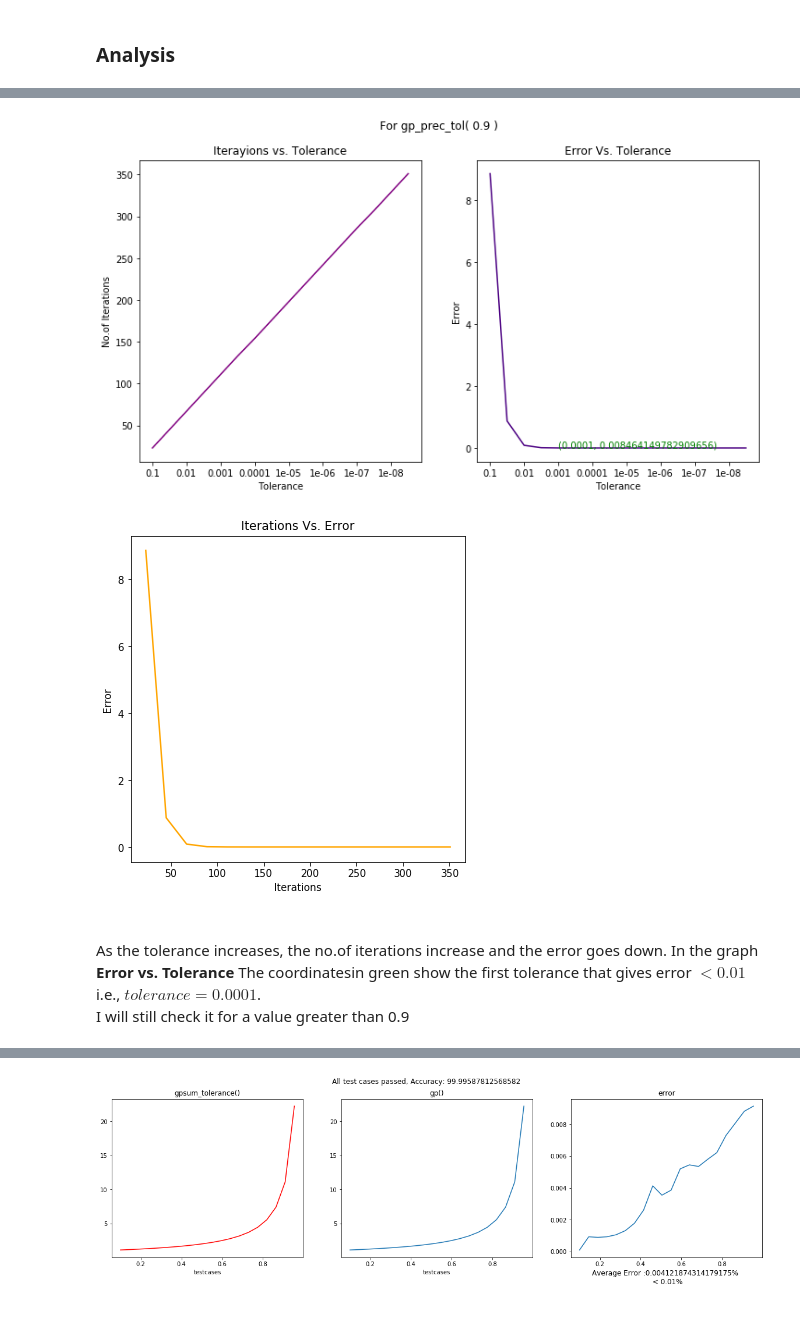
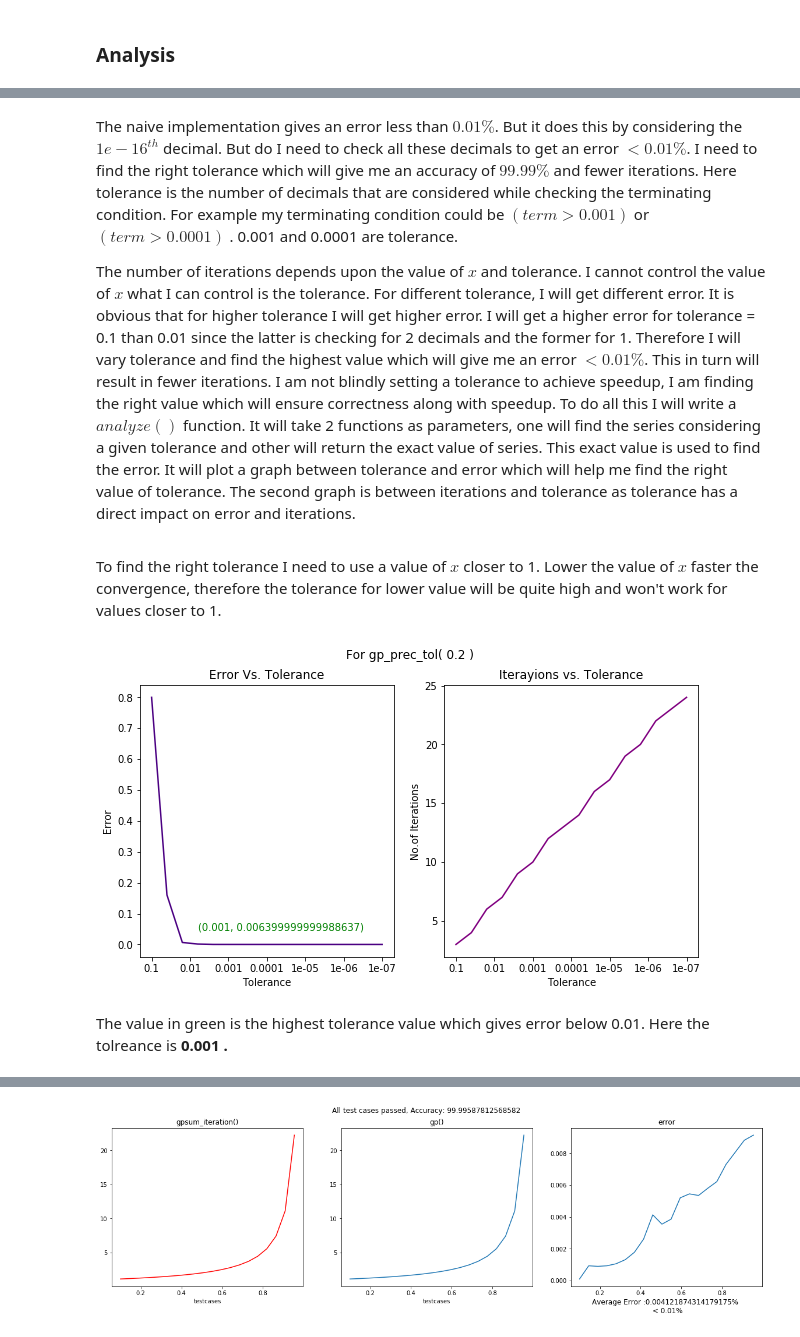
Before and after one commit to ShwetaBarge/PythonForDataScience, a Jupyter notebook: Taylor Series.ipynb, the cells around one changed output, grey strips where cells are left out. Drawn from its saved outputs; the diff is of its cells as text; code cells hidden in the pictures.

Commit message:
Geometris Series completed - 1

```diff
--- a/Taylor Series.ipynb
+++ b/Taylor Series.ipynb
@@ -205,11 +203,15 @@ In <i>theSeenAndTheUnseenTest()</i> the error is measured upto 1e-16. This is an
+# %% [markdown]
+The naive implementation gives an error less than $0.01\%$. But it does this by considering the $1e-16^{th}$ decimal. But do I need to check all these decimals to get an error $< 0.01\%$. I need to find the right tolerance which will give me an accuracy of $99.99\%$ and fewer iterations. Here tolerance is the number of decimals that are considered while checking the terminating condition. For example my terminating condition could be $(term > 0.001)$ or $(term > 0.0001)$ . 0.001 and 0.0001 are tolerance.
+<p>The number of iterations depends upon the value of $x$ and tolerance. I cannot control the value of $x$ what I can control is the tolerance. For different tolerance, I will get different error. It is obvious that for higher tolerance I will get higher error. I will get a higher error for tolerance = 0.1 than 0.01 since the latter is checking for 2 decimals and the former for 1. Therefore I will vary tolerance and find the highest value which will give me an error $< 0.01\%$. This in turn will result in fewer iterations. I am not blindly setting a tolerance to achieve speedup, I am finding the right value which will ensure correctness along with speedup. To do all this I will write a $analyze()$ function. It will take 2 functions as parameters, one will find the series considering a given tolerance and other will return the exact value of series. This exact value is used to find the error. It will plot a graph between tolerance and error which will help me find the right value of tolerance. The second graph is between iterations and tolerance as tolerance has a direct impact on error and iterations.
+<p>
 # %%
 # modifying gpsum() such that it checks it against a given tolerance
 def gp_prec_tol(x, tole) :
     s = 0
     count = 0
     t = 1
-    while abs(t) > tole :
-        t = x**count
+    while t > tole :
+        t = pow(x,count)
         s = s + t
         count += 1
     return s, count
@@ -226,7 +228,7 @@ def analyse(func,func1,x):
     itr = []
     error = []
     ans = func1(x)
-    fig, ax = plt.subplots(1, 2, figsize =(12,6))
+    fig, ax = plt.subplots(1, 2, figsize = (10,5))
     c = 0
     coord = ()
     flag = False
@@ -242,32 +244,33 @@ def analyse(func,func1,x):
             #ax[1].text(i, er+1, i, color = 'red')
             flag = True
 
-    ax[0].set_title("Iterayions vs. Tolerance");
-    ax[0].plot(itr, color = 'purple');
-    ax[0].set_ylabel("No.of Iterations");
+    ax[0].set_title("Error Vs. Tolerance")
+    ax[0].plot(error, color = 'indigo');
+    ax[0].text(coord[0],coord[2]+max(error)*0.05, (coord[1],coord[2]), color = "green")
+    ax[0].set_ylabel("Error");
     ax[0].set_xlabel("Tolerance");
-    plt.setp(ax, xticklabels=[0,1e-1,1e-2,1e-3,1e-4,1e-5,1e-6,1e-7,1e-8]);
-    ax[1].set_title("Error Vs. Tolerance")
-    ax[1].plot(error, color = 'indigo');
-    ax[1].text(coord[0],coord[2]+coord[2], (coord[1],coord[2]), color = "green")
-    ax[1].set_ylabel("Error");
-    ax[1].set_xlabel("Tolerance");
     fig.suptitle("For "+ func.__name__+"( "+str(x)+" )", fontsize = 12)
 
-    fig, axd = plt.subplots(1,1,figsize = (6,6))
-    axd.set_title("Iterations Vs. Error");
-    axd.plot(itr, error, color = 'orange');
-    axd.set_xlabel("Iterations");
-    axd.set_ylabel("Error");
+    ax[1].set_title("Iterayions vs. Tolerance");
+    ax[1].plot(itr, color = 'purple');
+    ax[1].set_ylabel("No.of Iterations");
+    ax[1].set_xlabel("Tolerance");
+    plt.setp(ax, xticklabels=[0,1e-1,1e-2,1e-3,1e-4,1e-5,1e-6,1e-7,1e-8]);
+
+#     fig, axd = plt.subplots(1,1,figsize = (6,6))
+#     ax[2].set_title("Iterations Vs. Error");
+#     ax[2].plot(itr ,color = 'orange');
+#     ax[2].set_xlabel("Iterations");
+#     ax[2].set_ylabel("Error");
+#     plt.setp(ax[2], xticklabels = error);
+# %% [markdown]
+To find the right tolerance I need to use a value of $x$ closer to 1. Lower the value of $x$ faster the convergence, therefore the tolerance for lower value will be quite high and won't work for values closer to 1.
 # %%
-analyse(gp_prec_tol,gp,0.9)
+analyse(gp_prec_tol,gp,0.2)
 # %% [output]
-[figure, old version]
+[figure, new version]
-[figure, removed]
-# %% [markdown]
-<br>As the tolerance increases, the no.of iterations increase and the error goes down.
-In the graph <b> Error vs. Tolerance</b> The coordinatesin green show the first tolerance that gives error $< 0.01$ i.e., $tolerance = 0.0001$.
-<br>I will still check it for a value greater than 0.9
+# %% [markdown]
+The value in green is the highest tolerance value which gives error below 0.01. Here the tolreance is <b> 0.001 .
 # %%
 analyse(gp_prec_tol,gp,0.9999)
 # %% [output]
```
Also changed, not shown: parts of 60 cells of this notebook, 1 other file.
